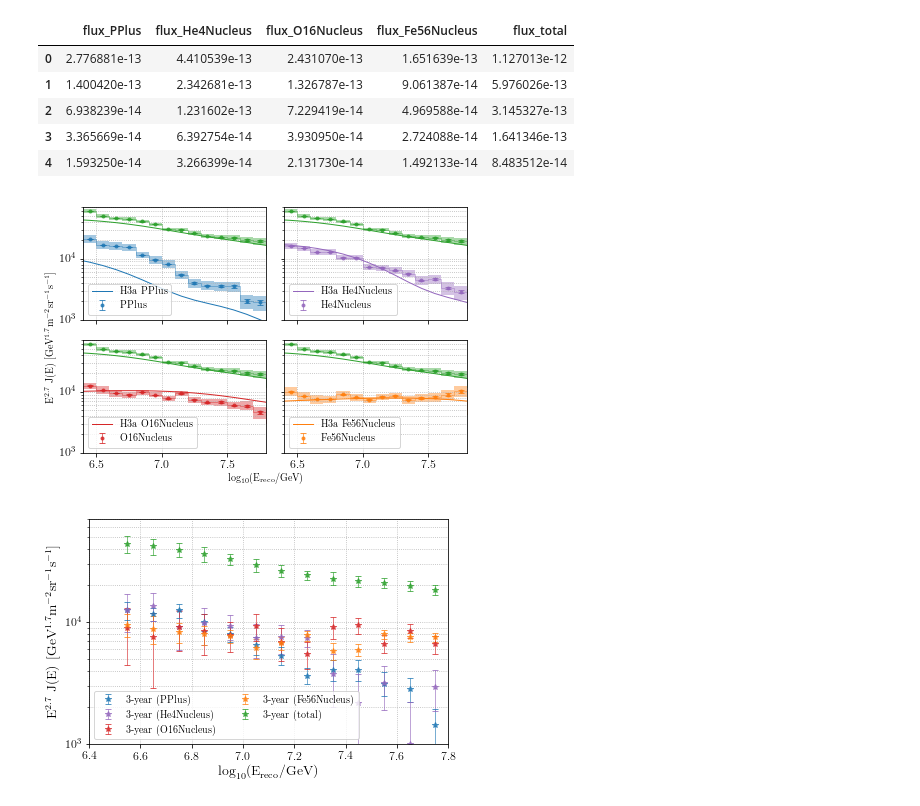
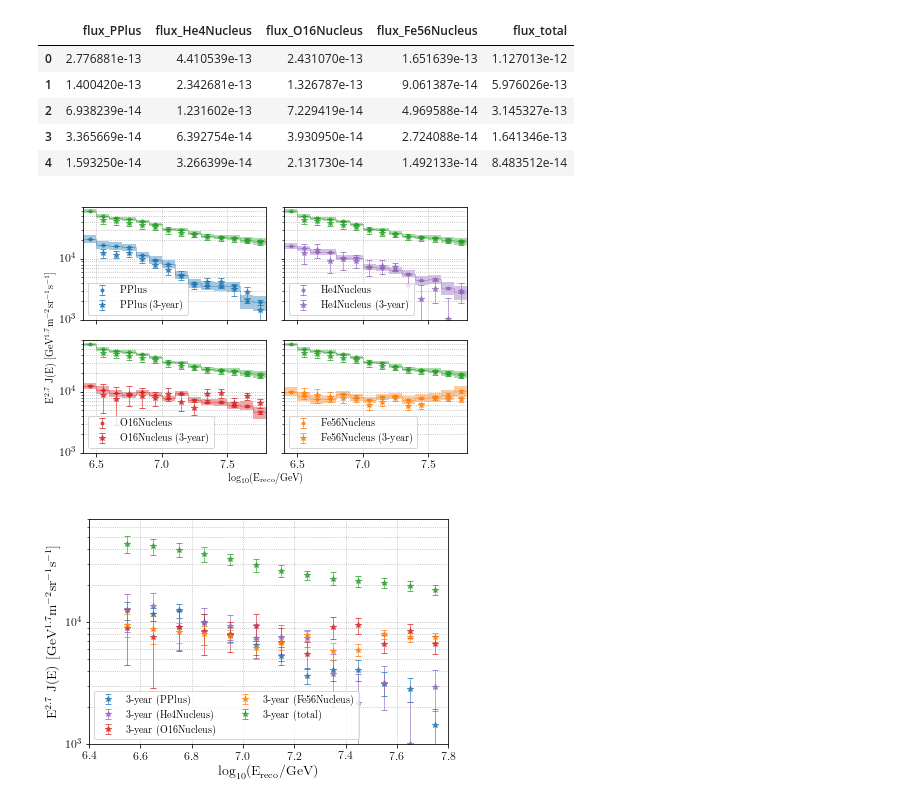
Before and after one commit to jrbourbeau/cr-composition, a Jupyter notebook: notebooks/spectrum-analysis.ipynb, the cells around one changed output. Drawn from its saved outputs; the diff is of its cells as text; code cells hidden in the pictures.

```diff
--- a/notebooks/spectrum-analysis.ipynb
+++ b/notebooks/spectrum-analysis.ipynb
@@ -320,7 +319,7 @@ He4Nucleus
 O16Nucleus
 Fe56Nucleus
 # %%
-plot_3yr = False
+plot_3yr = True
 # %%
 fig, ax = plt.subplots()
 marker_dict = {model: marker for model, marker in zip(model_names, '.^*o')}
@@ -434,6 +433,7 @@ model_flux.head()
 # %%
 if num_groups == 4:
     fig, axarr = plt.subplots(2, 2, sharex=True, sharey=True)
+#     model_name = 'H3a'
     model_name = 'Jeffreys'
     df_file = os.path.join(comp.paths.project_root, 'unfolding', config,
                                'pyunfold_output_{}-groups.hdf'.format(num_groups))
@@ -490,6 +490,7 @@ if num_groups == 4:
         ax.errorbar(energybins.log_energy_midpoints, flux, yerr=flux_err_stat,
                     color=color_dict[composition], ls='None', marker='.',
                     label=composition, alpha=0.8)
+
         # Plot total flux
         plotting.plot_steps(energybins.log_energy_bins, flux_total, yerr=flux_total_err_sys,
                             ax=ax, alpha=0.4, fillalpha=0.4,
@@ -500,45 +501,55 @@ if num_groups == 4:
 #                     label='total',
                     alpha=0.8)
 
-        scaled_flux = energybins.energy_midpoints**2.7*model_flux['flux_{}'.format(composition)].values
-        ax.plot(energybins.log_energy_midpoints, scaled_flux,
-                color=color_dict[composition], ls='-', lw=1.0, marker='None',
-                label='H3a {}'.format(composition))
-        scaled_flux_total = energybins.energy_midpoints**2.7*model_flux['flux_total'].values
-        ax.plot(energybins.log_energy_midpoints, scaled_flux_total,
-                color=color_dict['total'], ls='-', lw=1.0, marker='None')
+#         scaled_flux = energybins.energy_midpoints**2.7*model_flux['flux_{}'.format(composition)].values
+#         ax.plot(energybins.log_energy_midpoints, scaled_flux,
+#                 color=color_dict[composition], ls='-', lw=1.0, marker='None',
+#                 label='H3a {}'.format(composition))
+#         scaled_flux_total = energybins.energy_midpoints**2.7*model_flux['flux_total'].values
+#         ax.plot(energybins.log_energy_midpoints, scaled_flux_total,
+#                 color=color_dict['total'], ls='-', lw=1.0, marker='None')
+
+
+
     # Add 3-year composition analysis flux for comparison
         if plot_3yr:
             ax.errorbar(flux_data_3yr['log_energy_midpoints'],
                         flux_comp_3yr['{}_flux'.format(composition)],
                         yerr=[flux_comp_3yr['{}_err_down'.format(composition)],
                               flux_comp_3yr['{}_err_up'.format(composition)]],
                         ls='None', marker='*', color=color_dict[composition],
                         label='{} (3-year)'.format(composition),
+                        alpha=0.75)
+            ax.errorbar(flux_data_3yr['log_energy_midpoints'],
+                        flux_comp_3yr['total_flux'],
+                        yerr=[flux_comp_3yr['total_err_down'],
+                              flux_comp_3yr['total_err_up']],
+                        ls='None', marker='*', color=color_dict['total'],
+#                         label='total (3-year)',
                         alpha=0.75)
 
 
         ax.set_yscale("log", nonposy='clip')
     #     ax.set_xlabel('$\mathrm{\log_{10}(E_{reco}/GeV)}$')
     #     ax.set_ylabel('$\mathrm{ E^{2.7} \ J(E) \ [GeV^{1.7} m^{-2} sr^{-1} s^{-1}]}$')
 
         ax.set_xlim(6.4, 7.8)
         ax.set_ylim([1e3, 7e4])
 
         ax.grid(linestyle='dotted', which="both")
         ax.legend(loc='lower left', ncol=1, fontsize=10)
 
     fig.text(0.5, -0.01, '$\mathrm{\log_{10}(E_{reco}/GeV)}$', ha='center')
     fig.text(-0.01, 0.5, '$\mathrm{ E^{2.7} \ J(E) \ [GeV^{1.7} m^{-2} sr^{-1} s^{-1}]}$',
              va='center', rotation='vertical')
 
     flux_outfile = os.path.join(comp.paths.figures_dir, 'unfolding', config,
                                 'flux_grid_{}-groups.png'.format(num_groups))
     comp.check_output_dir(flux_outfile)
-    plt.savefig(flux_outfile)
+    plt.savefig(flux_outfile, dpi=1000)
     plt.show()
 # %% [output]
-[figure, old version]
+[figure, new version]
 # %%
 fig, ax = plt.subplots()
 # Add 3-year composition analysis flux for comparison
```
Also changed, not shown: parts of 3 cells of this notebook, 9 other files.
